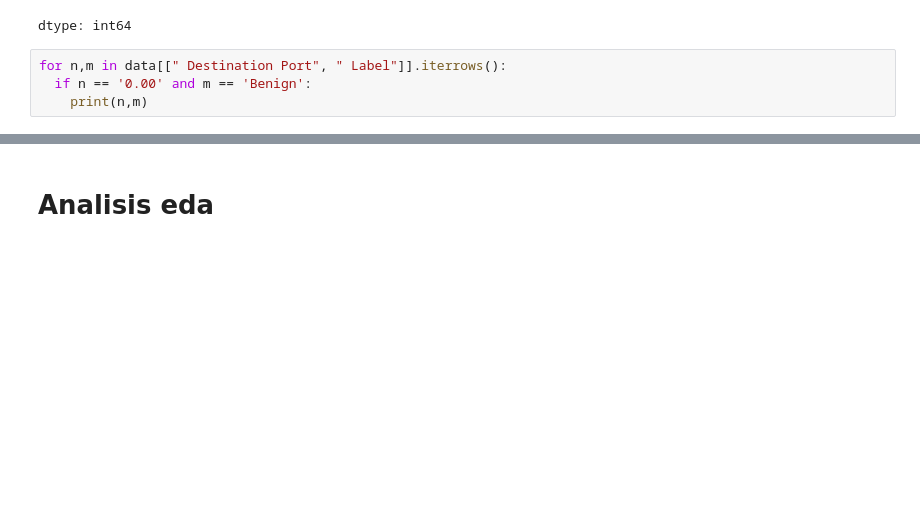
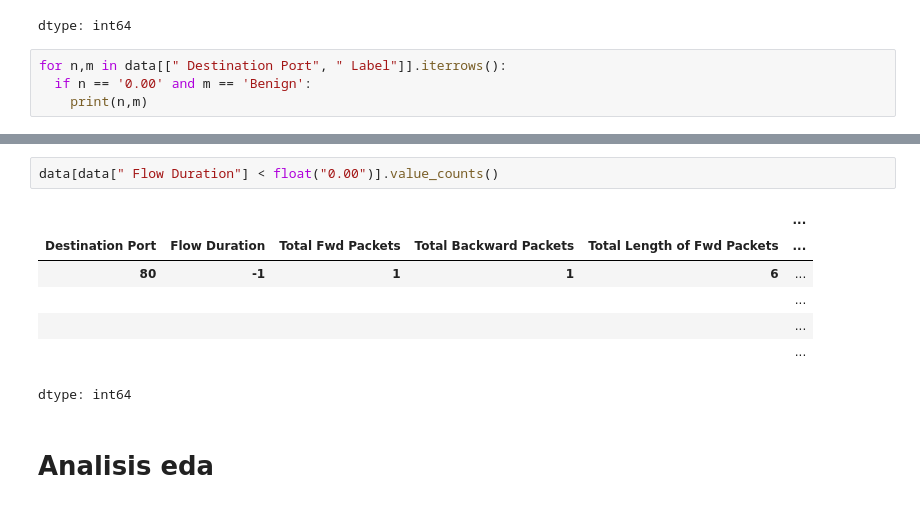
Before and after one commit to arantafall/prediccion-ataques-ciber, a Jupyter notebook: Analisis(EDA).ipynb, the cells around one changed output, grey strips where cells are left out. Saved outputs shown, nothing was run; the diff lists cells and outputs as text; blank space fills up the shorter version.

```diff
--- a/Analisis(EDA).ipynb
+++ b/Analisis(EDA).ipynb
@@ -56,3 +142,13 @@ for n,m in data[[" Destination Port", " Label"]].iterrows():
+# %%
+data[data[" Flow Duration"] < float("0.00")].value_counts()
+# %% [output]
+|  |  |  |  |  | ... |
+| Destination Port | Flow Duration | Total Fwd Packets | Total Backward Packets | Total Length of Fwd Packets | ... |
+| 80 | -1 | 1 | 1 | 6 | ... |
+|  |  |  |  |  | ... |
+|  |  |  |  |  | ... |
+|  |  |  |  |  | ... |
+dtype: int64
 # %% [markdown]
 # Analisis eda
 # %%
```
Also changed, not shown: parts of 19 cells of this notebook.
